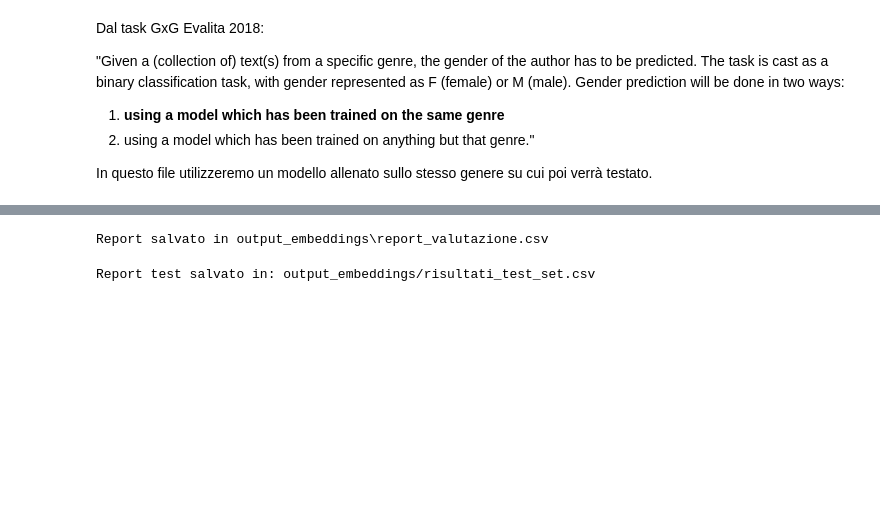
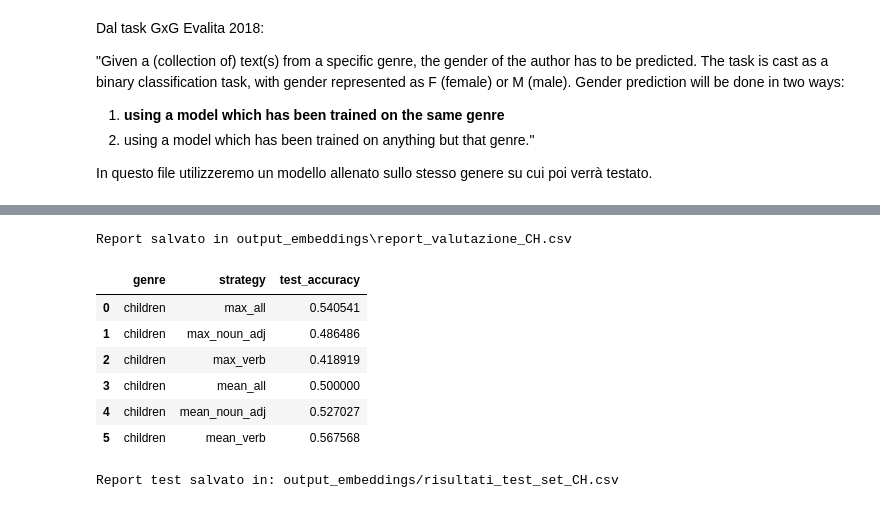
Before and after one commit to agnesecam/GxG_Camici, a Jupyter notebook: scripts/script_SVM_embeddings/SVM_embeddings_InGenre-CH.ipynb, the cells around one changed output, grey strips where cells are left out. Cells and saved outputs as stored; diff of their text form; code cells hidden in the pictures; blank space fills up the shorter version.

```diff
--- a/scripts/script_SVM_embeddings/SVM_embeddings_InGenre-CH.ipynb
+++ b/scripts/script_SVM_embeddings/SVM_embeddings_InGenre-CH.ipynb
@@ -165,13 +179,16 @@ Predizioni salvate in: output_embeddings\test_predictions_children_max_noun_adj.
 # %%
+from tqdm.notebook import tqdm
+
+results_cv = []
 # Inizializzo tabella per i risultati
 report_rows = []
 
 for genre in genres:
-    print(f"\n=== GENRE: children ===")
-    train_folder = f"../../data/profiling_output/children/linguistic_annotation/children/"
-    test_folder = f"../../data/profiling_output/children/linguistic_annotation/children/"
+    print(f"\n=== GENRE: diary ===")
+    train_folder = f"../../data/profiling_output/diary/linguistic_annotation/diary/"
+    test_folder = f"../../data/profiling_output/diary/linguistic_annotation/diary/"
 
-    for config in strategies:
+    for config in tqdm(strategies, desc="Strategie"):
         print(f"\n[STRATEGY: {config['name']}]")
 
         # Caricamento dati di training
@@ -231,64 +249,71 @@ output_dir = "output_embeddings"
 os.makedirs(output_dir, exist_ok=True)
 
 report_df = pd.DataFrame(report_rows)
-report_path = os.path.join(output_dir, "report_valutazione.csv")
+report_path = os.path.join(output_dir, "report_valutazione_CH.csv")
 report_df.to_csv(report_path, index=False)
 print(f"\nReport salvato in {report_path}")
 # %% [output]
-Report salvato in output_embeddings\report_valutazione.csv
+Report salvato in output_embeddings\report_valutazione_CH.csv
 # %%
 # REPORT FINALE SUL TEST SET (usando file gold)
 test_results = []
 
-# Mappa abbreviazioni genere -> nome completo
-genre_map = {
-    "CH": "children"
-}
-
-# Mappa inversa: nome completo -> abbreviazione
-inverse_map = {v: k for k, v in genre_map.items()}
+# Fissiamo direttamente il genere e la sua abbreviazione
+genre = "children"
+genre_abbr = "CH"
 
 for filename in os.listdir("output_embeddings"):
-    if not filename.startswith("test_predictions_"):
+    # Esegui solo sui file di predizione di diary
+    if not filename.startswith("test_predictions_diary_"):
         continue
 
-    # Estrai genere e strategia dal nome file
-    parts = filename.replace("test_predictions_", "").replace(".csv", "").split("_")
-    genre = parts[0]
-    strategy = "_".join(parts[1:])
-    genre_abbr = inverse_map[genre]
+    # Estrai la strategia dal nome file
+    # es. "test_predictions_diary_mean_all.csv" -> "mean_all"
+    strategy = filename.replace("test_predictions_diary_", "").replace(".csv", "")
 
-    # Predizioni
+    # Carica le predizioni
     pred_df = pd.read_csv(os.path.join("output_embeddings", filename))
 
-    # Etichette gold
+    # Carica le etichette gold
     gold_path = f"../../data/dataset_originale/gold/test_{genre_abbr}.gold"
     gold_df = pd.read_csv(gold_path, sep="\t", header=None, names=["id", "gender"])
     gold_dict = dict(zip(gold_df["id"].astype(str), gold_df["gender"]))
 
     # Allinea predizioni e gold
-    pred_ids = pred_df["id"].astype(str)
+    pred_ids    = pred_df["id"].astype(str)
     pred_labels = pred_df["gender"]
     gold_labels = [gold_dict.get(i, "UNK") for i in pred_ids]
 
-    # Filtra quelli con etichetta nota
+    # Filtra solo le coppie valide
     filtered = [(p, g) for p, g in zip(pred_labels, gold_labels) if g in {"M", "F"}]
     if not filtered:
         acc = 0.0
     else:
         y_pred, y_true = zip(*filtered)
         acc = accuracy_score(y_true, y_pred)
 
     test_results.append({
         "genre": genre,
         "strategy": strategy,
         "test_accuracy": acc
     })
+
+# Se vuoi vedere subito il risultato:
+df_test = pd.DataFrame(test_results)
+display(df_test)
+# %% [output]
+|  | genre | strategy | test_accuracy |
+| 0 | children | max_all | 0.540541 |
+| 1 | children | max_noun_adj | 0.486486 |
+| 2 | children | max_verb | 0.418919 |
+| 3 | children | mean_all | 0.500000 |
+| 4 | children | mean_noun_adj | 0.527027 |
+| 5 | children | mean_verb | 0.567568 |
 # %%
 # Salvataggio CSV del report
 df_test = pd.DataFrame(test_results)
-df_test.to_csv("output_embeddings/risultati_test_set.csv", index=False)
-print("Report test salvato in: output_embeddings/risultati_test_set.csv")
+df_test.to_csv("output_embeddings/risultati_test_set_CH.csv", index=False)
+print("Report test salvato in: output_embeddings/risultati_test_set_CH.csv")
 # %% [output]
-Report test salvato in: output_embeddings/risultati_test_set.csv
+Report test salvato in: output_embeddings/risultati_test_set_CH.csv
 # %%
```
Also changed, not shown: parts of 10 cells of this notebook, 15 other files.
